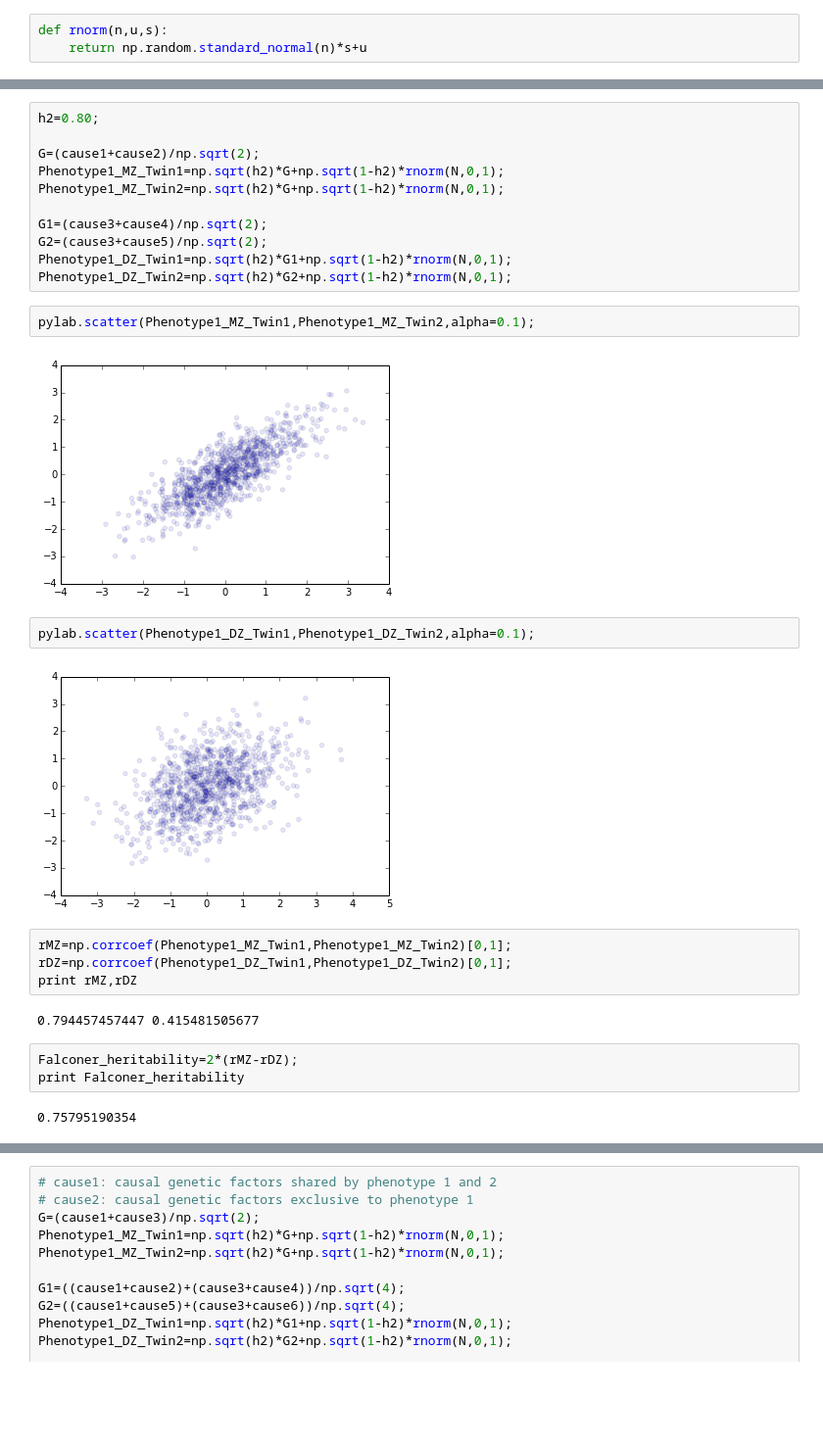
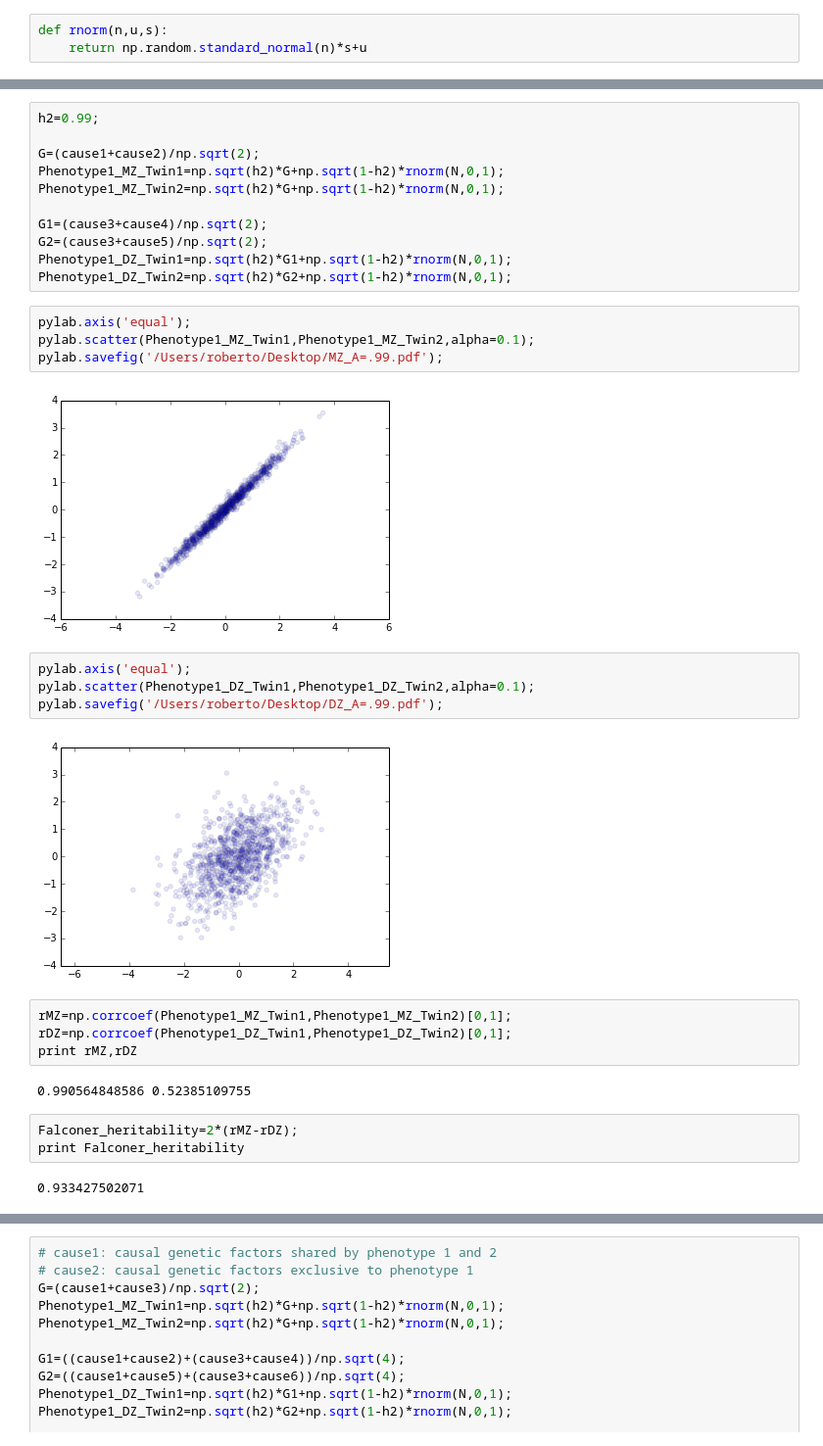
Before and after one commit to r03ert0/My-Random-Notebooks, a Jupyter notebook: Heritability.ipynb, the cells around one changed output, grey strips where cells are left out. Shown at 98% size. Cells and saved outputs as stored; diff of their text form; blank space fills up the shorter version.

```diff
--- a/Heritability.ipynb
+++ b/Heritability.ipynb
@@ -36,5 +33,5 @@ pylab.scatter(cause1,cause2,alpha=0.1);
 # %%
-h2=0.80;
+h2=0.99;
 
 G=(cause1+cause2)/np.sqrt(2);
 Phenotype1_MZ_Twin1=np.sqrt(h2)*G+np.sqrt(1-h2)*rnorm(N,0,1);
@@ -45,21 +42,25 @@ G2=(cause3+cause5)/np.sqrt(2);
 Phenotype1_DZ_Twin1=np.sqrt(h2)*G1+np.sqrt(1-h2)*rnorm(N,0,1);
 Phenotype1_DZ_Twin2=np.sqrt(h2)*G2+np.sqrt(1-h2)*rnorm(N,0,1);
 # %%
+pylab.axis('equal');
 pylab.scatter(Phenotype1_MZ_Twin1,Phenotype1_MZ_Twin2,alpha=0.1);
+pylab.savefig('/Users/roberto/Desktop/MZ_A=.99.pdf');
 # %% [output]
-[figure, old version]
+[figure, new version]
 # %%
+pylab.axis('equal');
 pylab.scatter(Phenotype1_DZ_Twin1,Phenotype1_DZ_Twin2,alpha=0.1);
+pylab.savefig('/Users/roberto/Desktop/DZ_A=.99.pdf');
 # %% [output]
-[figure, old version]
+[figure, new version]
 # %%
 rMZ=np.corrcoef(Phenotype1_MZ_Twin1,Phenotype1_MZ_Twin2)[0,1];
 rDZ=np.corrcoef(Phenotype1_DZ_Twin1,Phenotype1_DZ_Twin2)[0,1];
 print rMZ,rDZ
 # %% [output]
-0.794457457447 0.415481505677
+0.990564848586 0.52385109755
 # %%
 Falconer_heritability=2*(rMZ-rDZ);
 print Falconer_heritability
 # %% [output]
-0.75795190354
+0.933427502071
```
Also changed, not shown: parts of 11 cells of this notebook, 15 other files.
